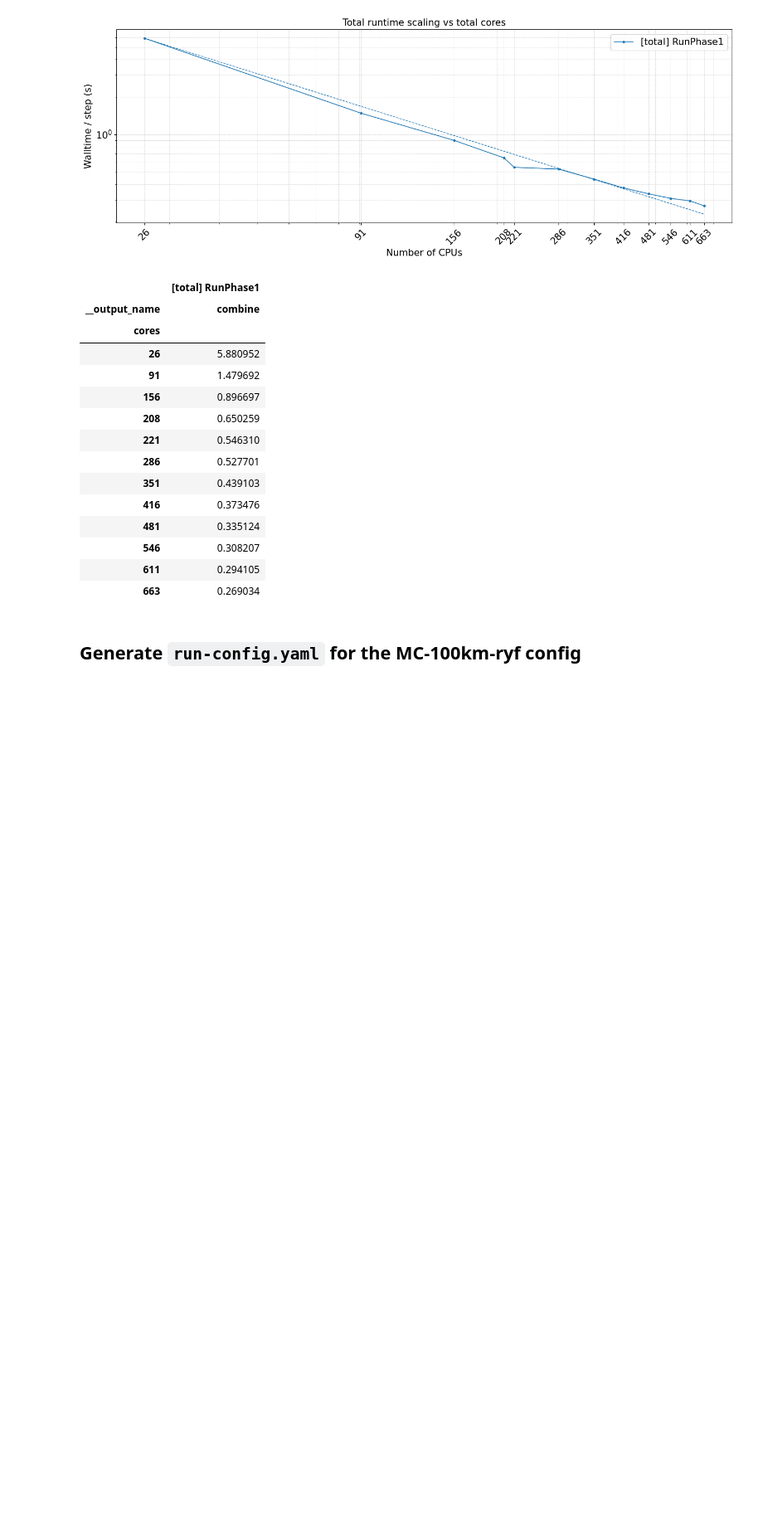
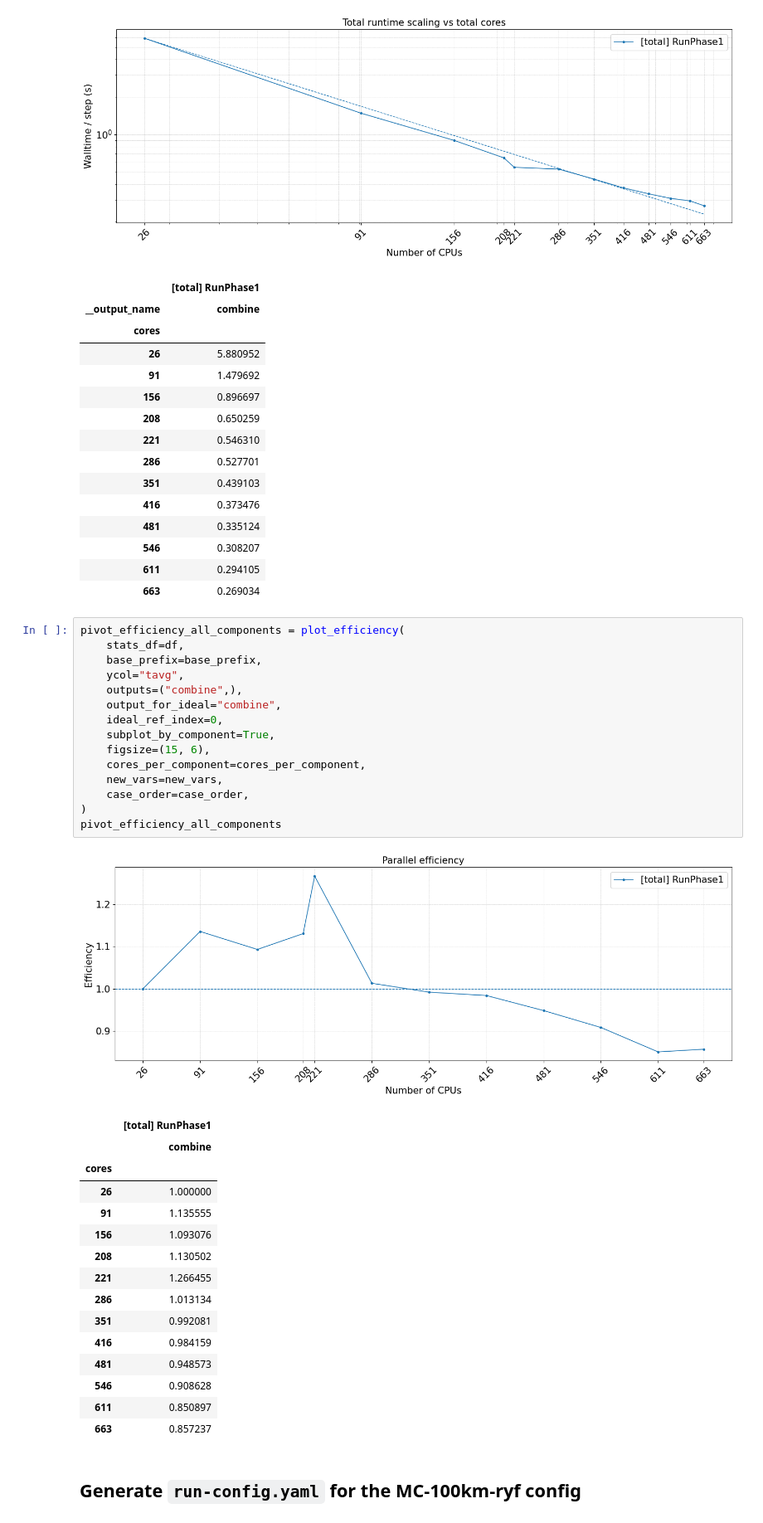
Before and after one commit to minghangli-uni/sandbox, a Jupyter notebook: scalings/esmf_trace_om3_mc100km_update.ipynb, the cells around one changed output. Shown at 83% size. Cells and saved outputs as stored; diff of their text form; blank space fills up the shorter version.

```diff
--- a/scalings/esmf_trace_om3_mc100km_update.ipynb
+++ b/scalings/esmf_trace_om3_mc100km_update.ipynb
@@ -1192,6 +1192,38 @@ pivot_scaling_all_components
 | 546 | 0.308207 |
 | 611 | 0.294105 |
 | 663 | 0.269034 |
+# %%
+pivot_efficiency_all_components = plot_efficiency(
+    stats_df=df,
+    base_prefix=base_prefix,
+    ycol="tavg",
+    outputs=("combine",),
+    output_for_ideal="combine",
+    ideal_ref_index=0,
+    subplot_by_component=True,
+    figsize=(15, 6),
+    cores_per_component=cores_per_component,
+    new_vars=new_vars,
+    case_order=case_order,
+)
+pivot_efficiency_all_components
+# %% [output]
+[figure, added]
+|  | [total] RunPhase1 |
+|  | combine |
+| cores |  |
+| 26 | 1.000000 |
+| 91 | 1.135555 |
+| 156 | 1.093076 |
+| 208 | 1.130502 |
+| 221 | 1.266455 |
+| 286 | 1.013134 |
+| 351 | 0.992081 |
+| 416 | 0.984159 |
+| 481 | 0.948573 |
+| 546 | 0.908628 |
+| 611 | 0.850897 |
+| 663 | 0.857237 |
 # %% [markdown]
 ## Generate `run-config.yaml` for the MC-100km-ryf config
 # %%
```
Also changed, not shown: parts of 3 cells of this notebook.
